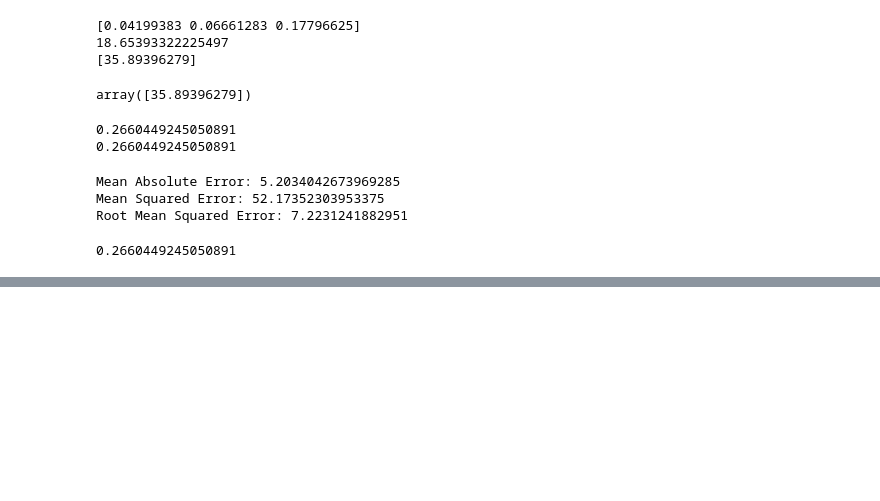
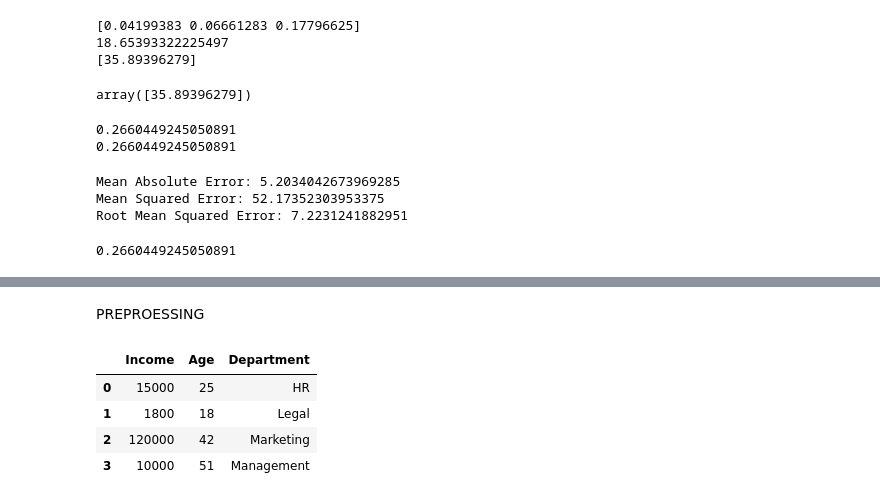
Before and after one commit to gowtham-dd/Data-Science-Basics, a Jupyter notebook: MachineLearning.ipynb, the cells around one changed output, grey strips where cells are left out. Cells and saved outputs as stored; diff of their text form; code cells hidden in the pictures; blank space fills up the shorter version.

```diff
--- a/MachineLearning.ipynb
+++ b/MachineLearning.ipynb
@@ -252,3 +252,27 @@ Colab notebook detected. To show errors in colab notebook, set debug=True in lau
 
 This share link expires in 72 hours. For free permanent hosting and GPU upgrades, run `gradio deploy` from the terminal in the working directory to deploy to Hugging Face Spaces (https://huggingface.c ...
 [interactive output not drawn]
+# %% [markdown]
+PREPROESSING
+# %%
+import pandas as pd
+import numpy as np
+import matplotlib.pyplot as plt
+
+
+df = pd.DataFrame({
+  'Income': [15000, 1800, 120000, 10000],
+  'Age': [25, 18, 42, 51],
+  'Department': ['HR','Legal','Marketing','Management']
+})
+
+df_scaled = df.copy()
+col_names = ['Income', 'Age']
+features = df_scaled[col_names]
+df_scaled
+# %% [output]
+|  | Income | Age | Department |
+| 0 | 15000 | 25 | HR |
+| 1 | 1800 | 18 | Legal |
+| 2 | 120000 | 42 | Marketing |
+| 3 | 10000 | 51 | Management |
```
Also changed, not shown: parts of 8 cells of this notebook.
